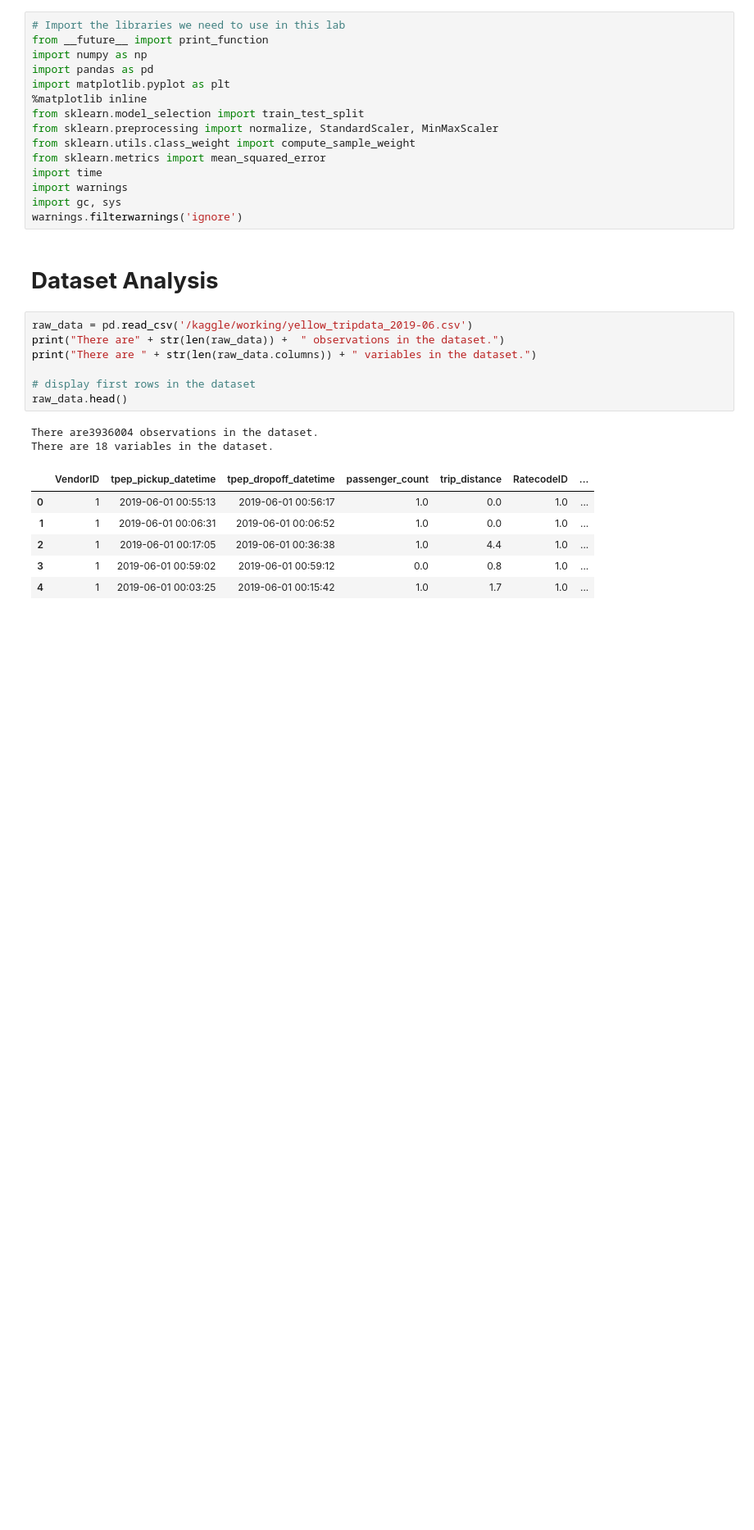
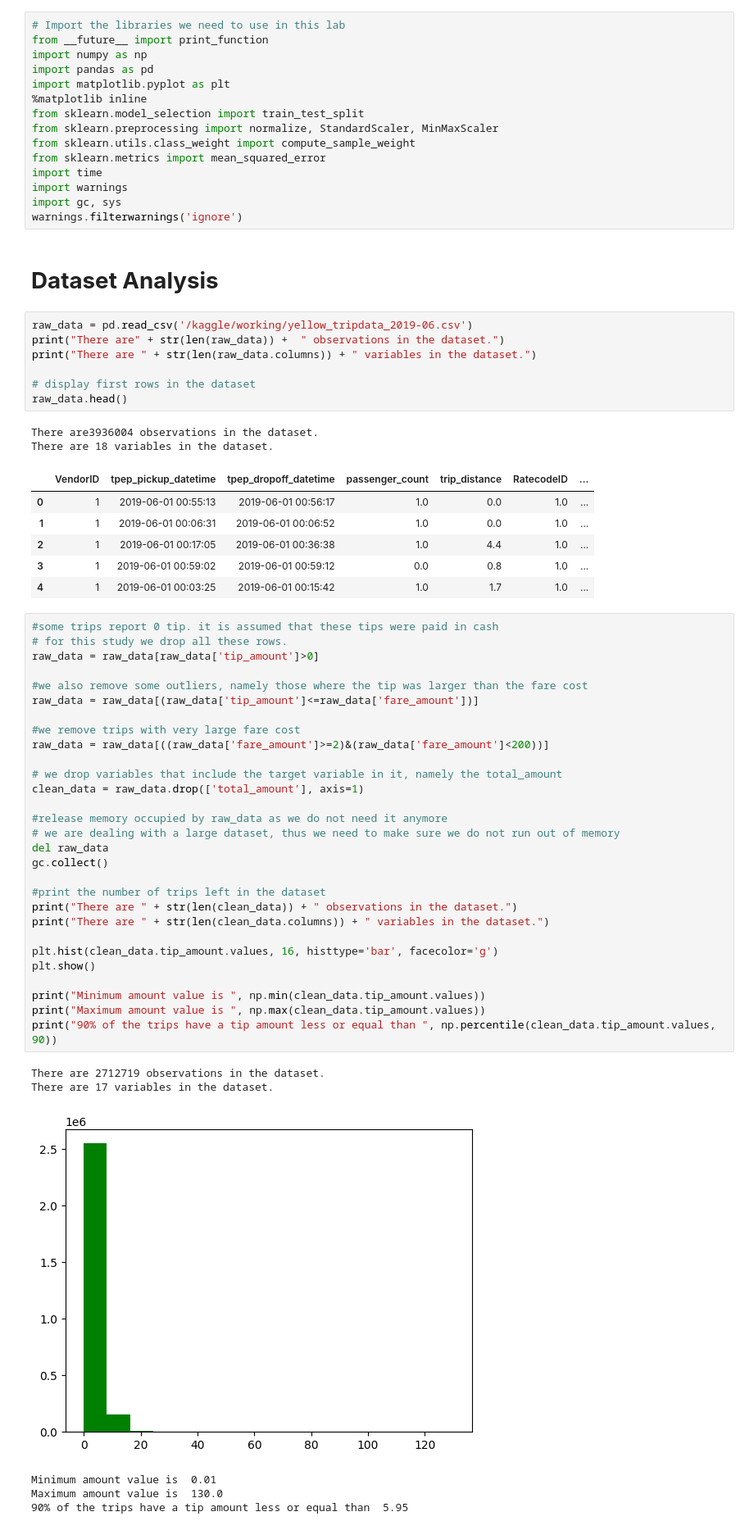
Before and after one commit to saru254/Taxi-prediction-using-scikit-learn-and-Snap-ML, a Jupyter notebook: taxi-tip-prediction-scikit-learn-and-snap-ml.ipynb, the cells around one changed output. Shown at 82% size. Drawn from its saved outputs; the diff is of its cells as text; blank space fills up the shorter version.

```diff
--- a/taxi-tip-prediction-scikit-learn-and-snap-ml.ipynb
+++ b/taxi-tip-prediction-scikit-learn-and-snap-ml.ipynb
@@ -74,3 +74,39 @@ There are 18 variables in the dataset.
 | 2 | 1 | 2019-06-01 00:17:05 | 2019-06-01 00:36:38 | 1.0 | 4.4 | 1.0 | ... |
 | 3 | 1 | 2019-06-01 00:59:02 | 2019-06-01 00:59:12 | 0.0 | 0.8 | 1.0 | ... |
 | 4 | 1 | 2019-06-01 00:03:25 | 2019-06-01 00:15:42 | 1.0 | 1.7 | 1.0 | ... |
+# %%
+#some trips report 0 tip. it is assumed that these tips were paid in cash
+# for this study we drop all these rows.
+raw_data = raw_data[raw_data['tip_amount']>0]
+
+#we also remove some outliers, namely those where the tip was larger than the fare cost
+raw_data = raw_data[(raw_data['tip_amount']<=raw_data['fare_amount'])]
+
+#we remove trips with very large fare cost
+raw_data = raw_data[((raw_data['fare_amount']>=2)&(raw_data['fare_amount']<200))]
+
+# we drop variables that include the target variable in it, namely the total_amount
+clean_data = raw_data.drop(['total_amount'], axis=1)
+
+#release memory occupied by raw_data as we do not need it anymore
+# we are dealing with a large dataset, thus we need to make sure we do not run out of memory
+del raw_data
+gc.collect()
+
+#print the number of trips left in the dataset
+print("There are " + str(len(clean_data)) + " observations in the dataset.")
+print("There are " + str(len(clean_data.columns)) + " variables in the dataset.")
+
+plt.hist(clean_data.tip_amount.values, 16, histtype='bar', facecolor='g')
+plt.show()
+
+print("Minimum amount value is ", np.min(clean_data.tip_amount.values))
+print("Maximum amount value is ", np.max(clean_data.tip_amount.values))
+print("90% of the trips have a tip amount less or equal than ", np.percentile(clean_data.tip_amount.values, 90))
+# %% [output]
+There are 2712719 observations in the dataset.
+There are 17 variables in the dataset.
+[figure, added]
+Minimum amount value is  0.01
+Maximum amount value is  130.0
+90% of the trips have a tip amount less or equal than  5.95
```
Also changed, not shown: parts of 6 cells of this notebook.
